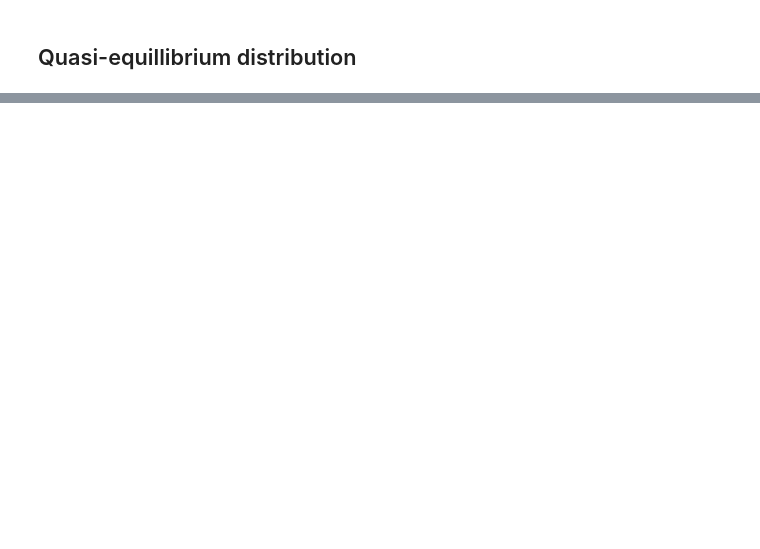
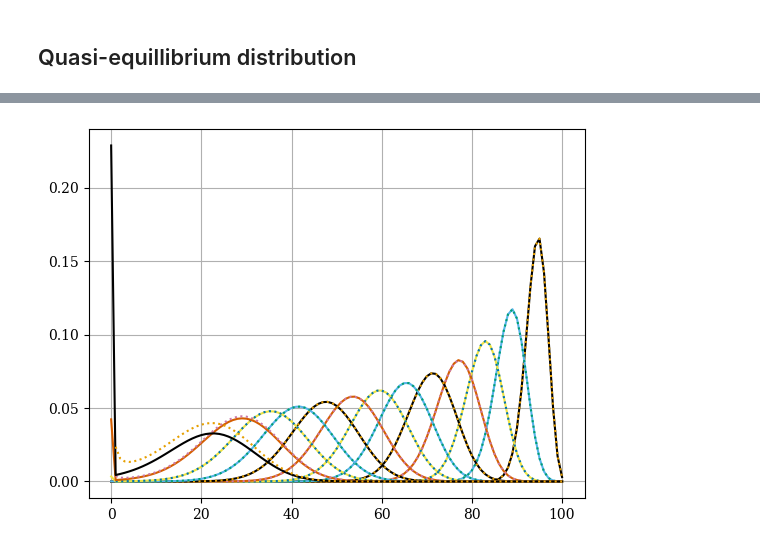
Before and after one commit to ELFREELAND/minecraft_sheep, a Jupyter notebook: stochastic/stochastic_model_kolmogorov.ipynb, the cells around one changed output, grey strips where cells are left out. Drawn from its saved outputs; the diff is of its cells as text; code cells hidden in the pictures; blank space fills up the shorter version.

```diff
--- a/stochastic/stochastic_model_kolmogorov.ipynb
+++ b/stochastic/stochastic_model_kolmogorov.ipynb
@@ -354,0 +380,32 @@ plt.savefig("ext_time.pdf")
+# %%
+def quasiEqRec(A, N):
+    mat = np.zeros((A, A))
+    for i in range(1, A):
+        #each loop inserts equation p_i+1 mu_i+1 - p_i lambda_i = 0
+        mat[i-1, i] = eatRate(i+1, N, A)
+        mat[i-1, i-1] = -growthRate(i, N, A)
+
+    #final row for probability=1 equation
+    for i in range(0, A):
+        mat[-1, i] = 1
+
+    #dependent variable vector
+    b = np.zeros(A)
+    b[-1]=1
+
+    return np.linalg.solve(mat, b)
+# %%
+f, ax = plt.subplots()
+
+ax.set_prop_cycle(wong_cycle)
+
+for i in list(sol_max_100.keys())[0:13]:
+    ax.plot(sol_max_100[i]["y"][:,-1])
+    ax.plot(np.arange(1, 101), quasiEqRec(100, int(i)), ":")
+
+
+ax.grid(True)
+
+plt.show()
+# %% [output]
+[figure, added]
```
Also changed, not shown: parts of 8 cells of this notebook, 6 other files.
